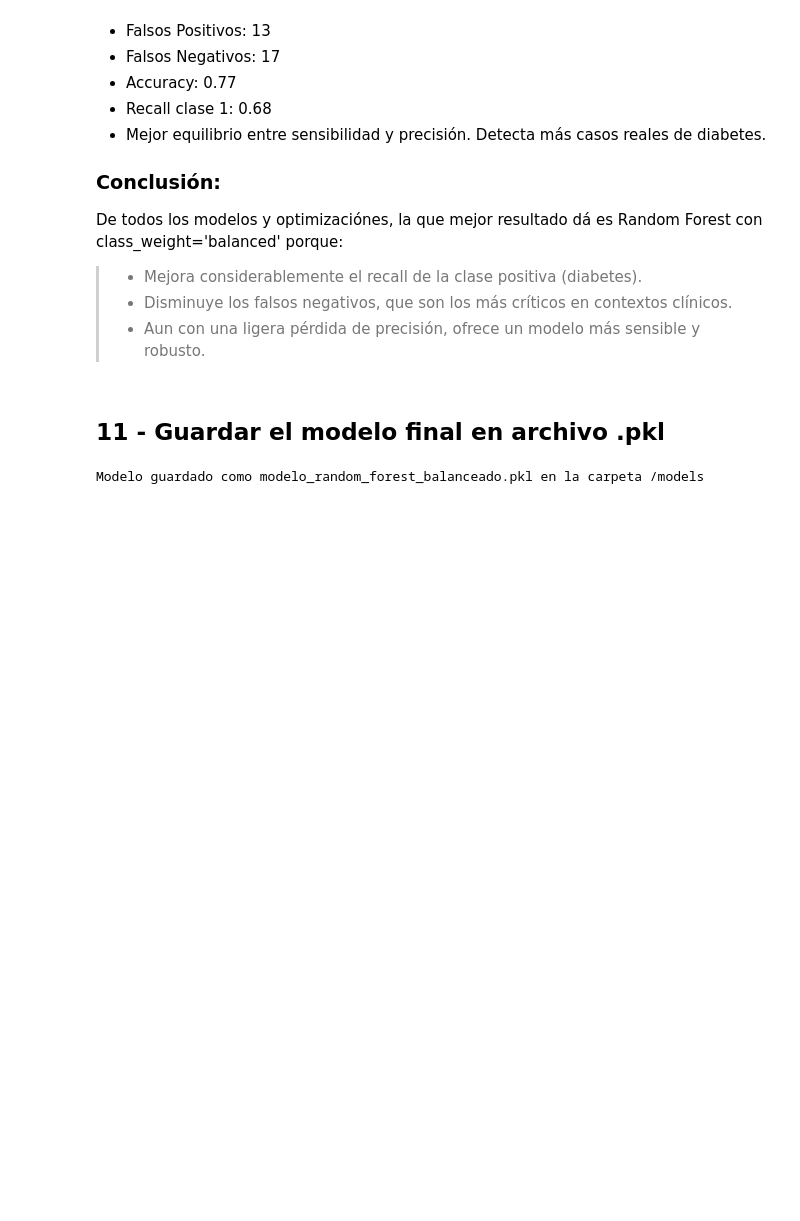
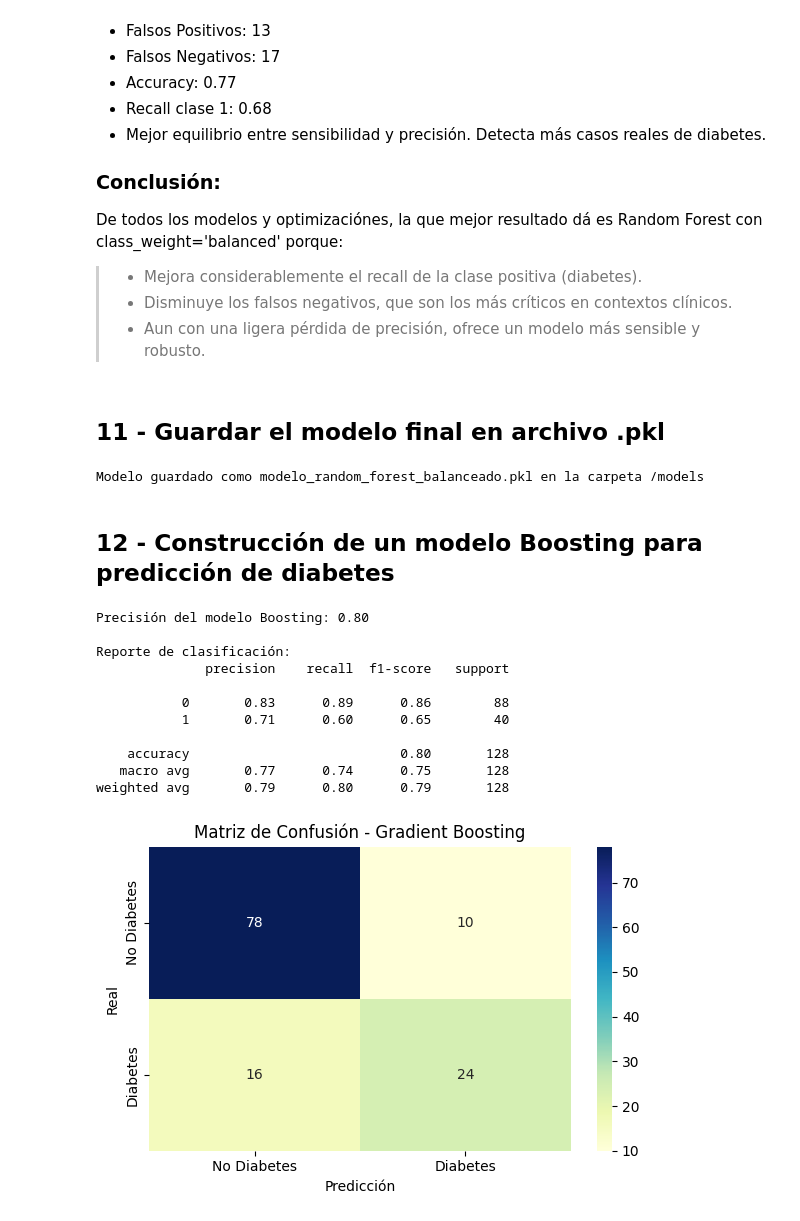
Before and after one commit to 4GeeksAcademy/Jacinto-Proyecto-Tutorial-de-Mejorando-Algoritmos, a Jupyter notebook: src/explore.ipynb, the cells around one changed output. Cells and saved outputs as stored; diff of their text form; code cells hidden in the pictures; blank space fills up the shorter version.

```diff
--- a/src/explore.ipynb
+++ b/src/explore.ipynb
@@ -724,3 +718,42 @@ joblib.dump(rf_balanceado, "models/modelo_random_forest_balanceado.pkl")
 print("Modelo guardado como modelo_random_forest_balanceado.pkl en la carpeta /models")
 # %% [output]
 Modelo guardado como modelo_random_forest_balanceado.pkl en la carpeta /models
+# %% [markdown]
+## 12 - Construcción de un modelo Boosting para predicción de diabetes
+# %%
+
+
+# Entrenamiento del modelo de boosting
+modelo_boost = GradientBoostingClassifier(random_state=42)
+modelo_boost.fit(X_train, y_train)
+
+# Predicción
+y_pred_boost = modelo_boost.predict(X_test)
+
+# Evaluación
+print(f"Precisión del modelo Boosting: {accuracy_score(y_test, y_pred_boost):.2f}")
+print("\nReporte de clasificación:")
+print(classification_report(y_test, y_pred_boost, zero_division=0))
+
+# Matriz de confusión
+plt.figure(figsize=(6, 4))
+sns.heatmap(confusion_matrix(y_test, y_pred_boost), annot=True, fmt='d', cmap='YlGnBu',
+            xticklabels=["No Diabetes", "Diabetes"], yticklabels=["No Diabetes", "Diabetes"])
+plt.title("Matriz de Confusión - Gradient Boosting")
+plt.xlabel("Predicción")
+plt.ylabel("Real")
+plt.tight_layout()
+plt.show()
+# %% [output]
+Precisión del modelo Boosting: 0.80
+
+Reporte de clasificación:
+              precision    recall  f1-score   support
+
+           0       0.83      0.89      0.86        88
+           1       0.71      0.60      0.65        40
+
+    accuracy                           0.80       128
+   macro avg       0.77      0.74      0.75       128
+weighted avg       0.79      0.80      0.79       128
+[figure, added]
```
Also changed, not shown: parts of 5 cells of this notebook, 1 other file.
